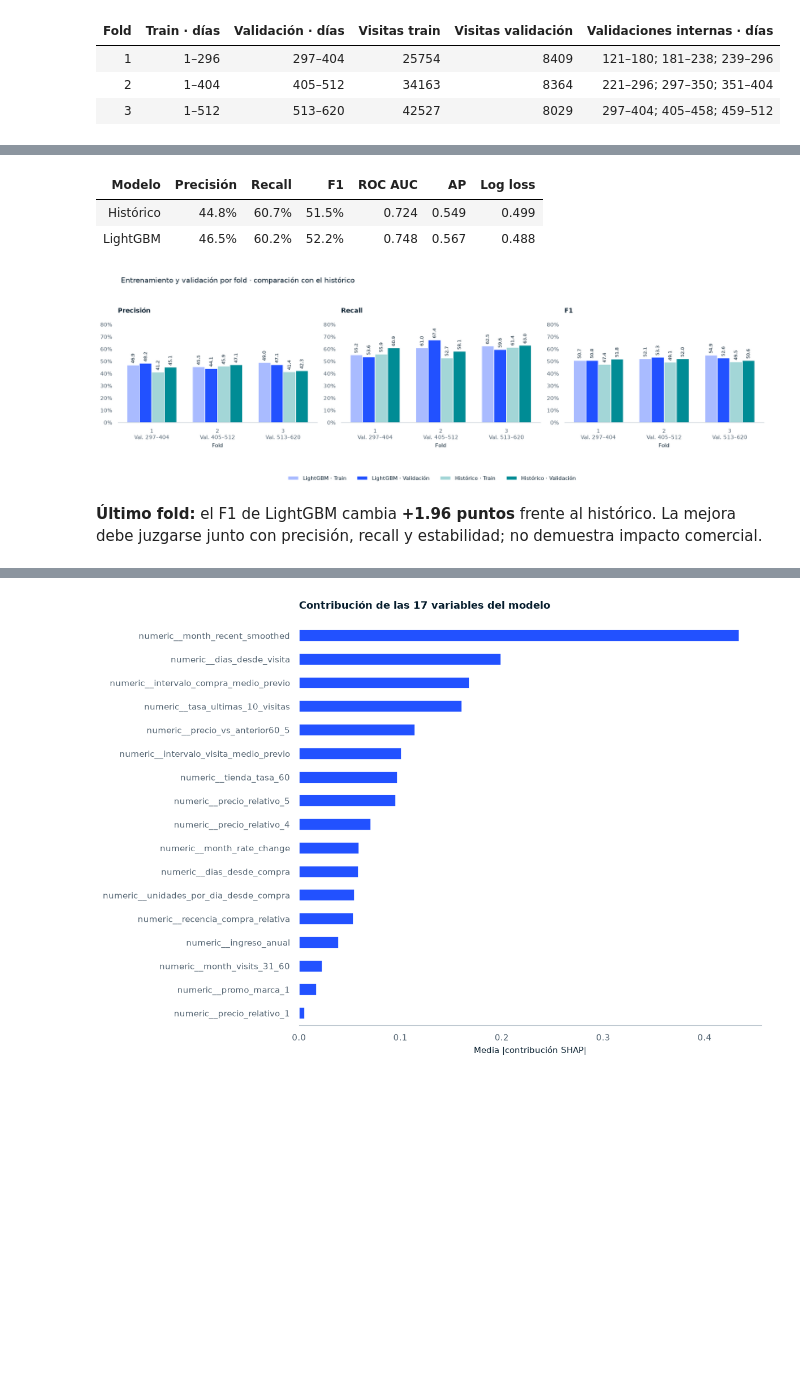
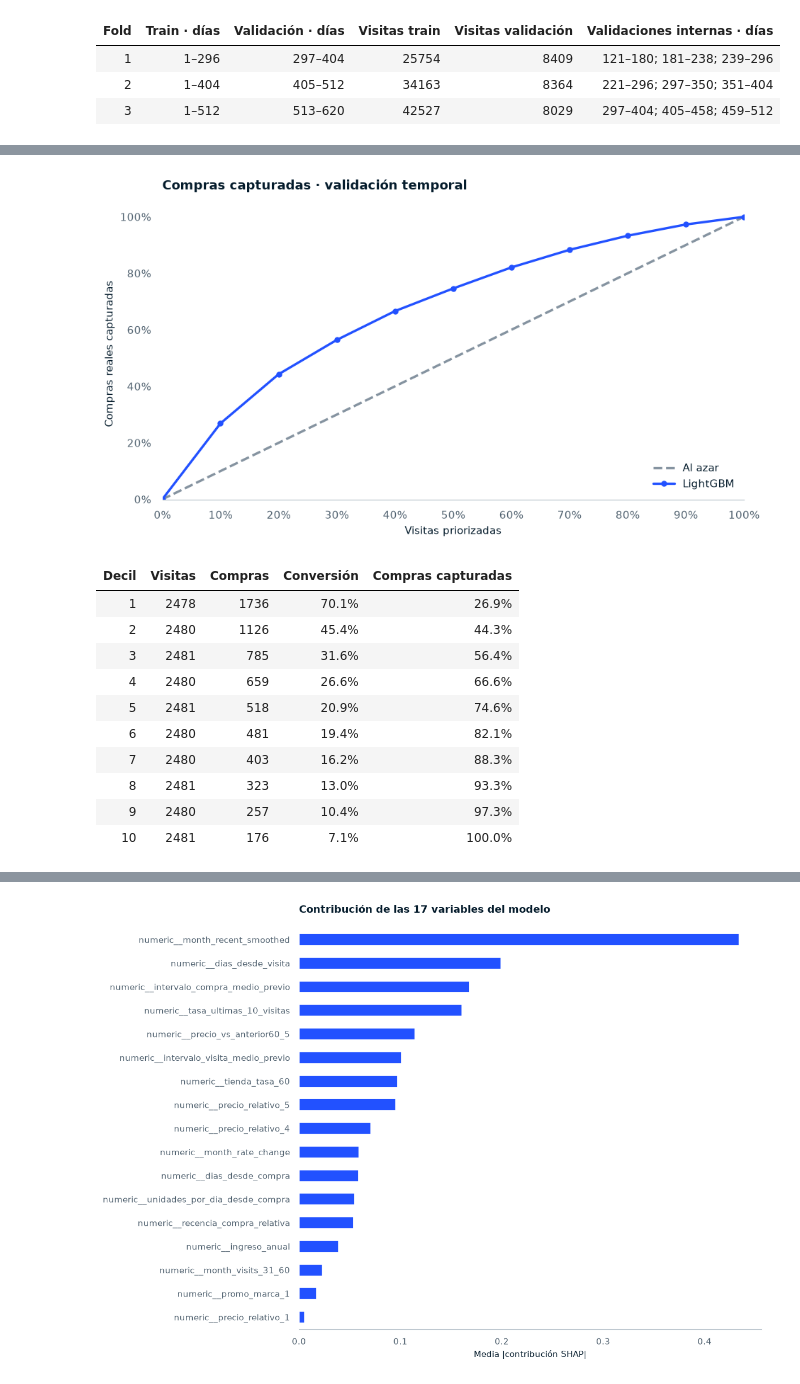
Before and after one commit to KireSregor/ferreyros-propension, a Jupyter notebook: notebooks/propension_lightgbm.ipynb, the cells around one changed output, grey strips where cells are left out. Saved outputs shown, nothing was run; the diff lists cells and outputs as text; code cells hidden in the pictures; blank space fills up the shorter version.

Commit message:
Publicar la evaluación final de LightGBM y el notebook ejecutado

```diff
--- a/notebooks/propension_lightgbm.ipynb
+++ b/notebooks/propension_lightgbm.ipynb
@@ -228,10 +231,18 @@ Corte 512: 80 trials; mejor log loss 0.476416
 # %%
 results = [row for run in runs.values() for row in run["metrics"]]
-reporting.show_results(pd.DataFrame(results))
+validation_deciles = [row for run in runs.values() for row in run["deciles"]]
+reporting.show_deciles(validation_deciles, "Compras capturadas · validación temporal")
 # %% [output]
+[figure, new version]
-| Modelo | Precisión | Recall | F1 | ROC AUC | AP | Log loss |
-| Histórico | 44.8% | 60.7% | 51.5% | 0.724 | 0.549 | 0.499 |
-| LightGBM | 46.5% | 60.2% | 52.2% | 0.748 | 0.567 | 0.488 |
+| Decil | Visitas | Compras | Conversión | Compras capturadas |
+| 1 | 2478 | 1736 | 70.1% | 26.9% |
+| 2 | 2480 | 1126 | 45.4% | 44.3% |
+| 3 | 2481 | 785 | 31.6% | 56.4% |
+| 4 | 2480 | 659 | 26.6% | 66.6% |
+| 5 | 2481 | 518 | 20.9% | 74.6% |
+| 6 | 2480 | 481 | 19.4% | 82.1% |
+| 7 | 2480 | 403 | 16.2% | 88.3% |
+| 8 | 2481 | 323 | 13.0% | 93.3% |
+| 9 | 2480 | 257 | 10.4% | 97.3% |
+| 10 | 2481 | 176 | 7.1% | 100.0% |
-[figure, old version]
-**Último fold:** el F1 de LightGBM cambia **+1.96 puntos** frente al histórico. La mejora debe juzgarse junto con precisión, recall y estabilidad; no demuestra impacto comercial.
 # %% [markdown]
```
Also changed, not shown: parts of 25 cells of this notebook, 6 other files.
